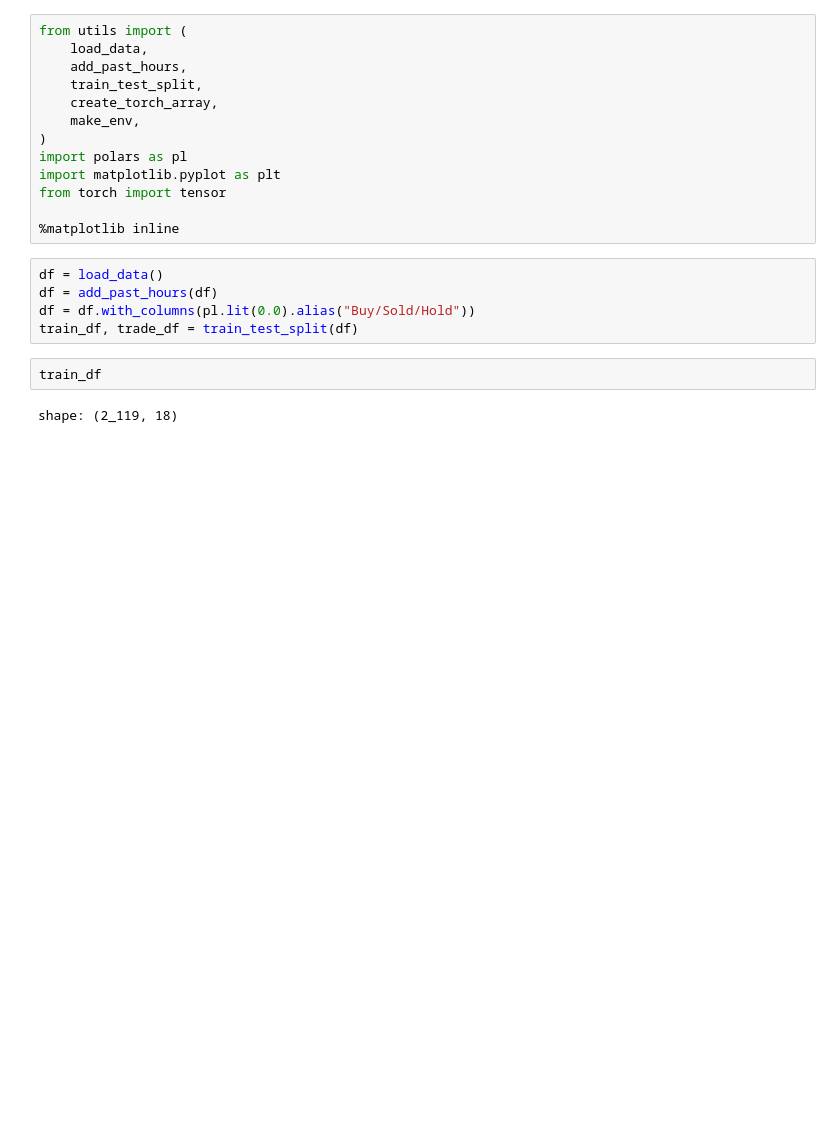
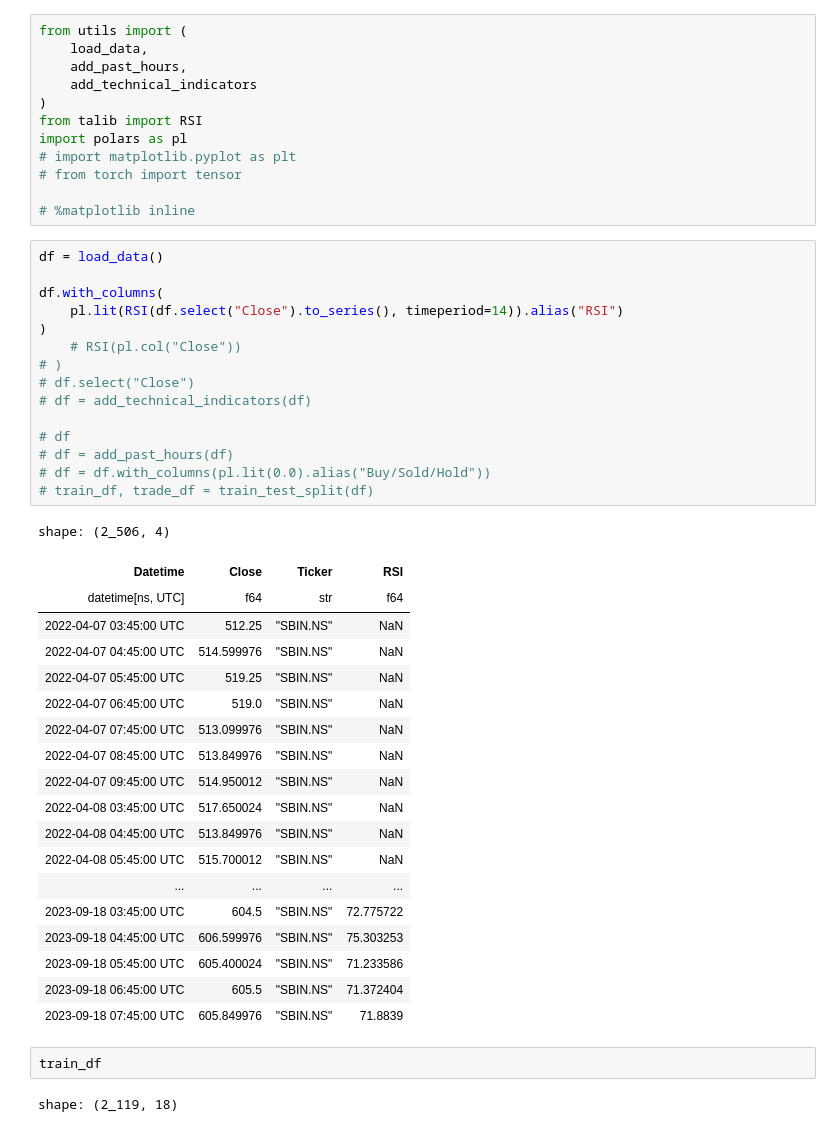
Before and after one commit to xaviruvpadhiyar98/stock-prediction-rl, a Jupyter notebook: v2/visualize_buy_sell.ipynb, the cells around one changed output. Cells and saved outputs as stored; diff of their text form; blank space fills up the shorter version.

```diff
--- a/v2/visualize_buy_sell.ipynb
+++ b/v2/visualize_buy_sell.ipynb
@@ -2,20 +2,49 @@
 from utils import (
     load_data,
     add_past_hours,
-    train_test_split,
-    create_torch_array,
-    make_env,
+    add_technical_indicators
 )
+from talib import RSI
 import polars as pl
-import matplotlib.pyplot as plt
-from torch import tensor
+# import matplotlib.pyplot as plt
+# from torch import tensor
 
-%matplotlib inline
+# %matplotlib inline
 # %%
 df = load_data()
-df = add_past_hours(df)
-df = df.with_columns(pl.lit(0.0).alias("Buy/Sold/Hold"))
-train_df, trade_df = train_test_split(df)
+
+df.with_columns(
+    pl.lit(RSI(df.select("Close").to_series(), timeperiod=14)).alias("RSI")
+)
+    # RSI(pl.col("Close"))
+# )
+# df.select("Close")
+# df = add_technical_indicators(df)
+
+# df
+# df = add_past_hours(df)
+# df = df.with_columns(pl.lit(0.0).alias("Buy/Sold/Hold"))
+# train_df, trade_df = train_test_split(df)
+# %% [output]
+shape: (2_506, 4)
+| Datetime | Close | Ticker | RSI |
+| datetime[ns, UTC] | f64 | str | f64 |
+| 2022-04-07 03:45:00 UTC | 512.25 | "SBIN.NS" | NaN |
+| 2022-04-07 04:45:00 UTC | 514.599976 | "SBIN.NS" | NaN |
+| 2022-04-07 05:45:00 UTC | 519.25 | "SBIN.NS" | NaN |
+| 2022-04-07 06:45:00 UTC | 519.0 | "SBIN.NS" | NaN |
+| 2022-04-07 07:45:00 UTC | 513.099976 | "SBIN.NS" | NaN |
+| 2022-04-07 08:45:00 UTC | 513.849976 | "SBIN.NS" | NaN |
+| 2022-04-07 09:45:00 UTC | 514.950012 | "SBIN.NS" | NaN |
+| 2022-04-08 03:45:00 UTC | 517.650024 | "SBIN.NS" | NaN |
+| 2022-04-08 04:45:00 UTC | 513.849976 | "SBIN.NS" | NaN |
+| 2022-04-08 05:45:00 UTC | 515.700012 | "SBIN.NS" | NaN |
+| ... | ... | ... | ... |
+| 2023-09-18 03:45:00 UTC | 604.5 | "SBIN.NS" | 72.775722 |
+| 2023-09-18 04:45:00 UTC | 606.599976 | "SBIN.NS" | 75.303253 |
+| 2023-09-18 05:45:00 UTC | 605.400024 | "SBIN.NS" | 71.233586 |
+| 2023-09-18 06:45:00 UTC | 605.5 | "SBIN.NS" | 71.372404 |
+| 2023-09-18 07:45:00 UTC | 605.849976 | "SBIN.NS" | 71.8839 |
 # %%
 train_df
 # %% [output]
```
Also changed, not shown: 7 other files.
